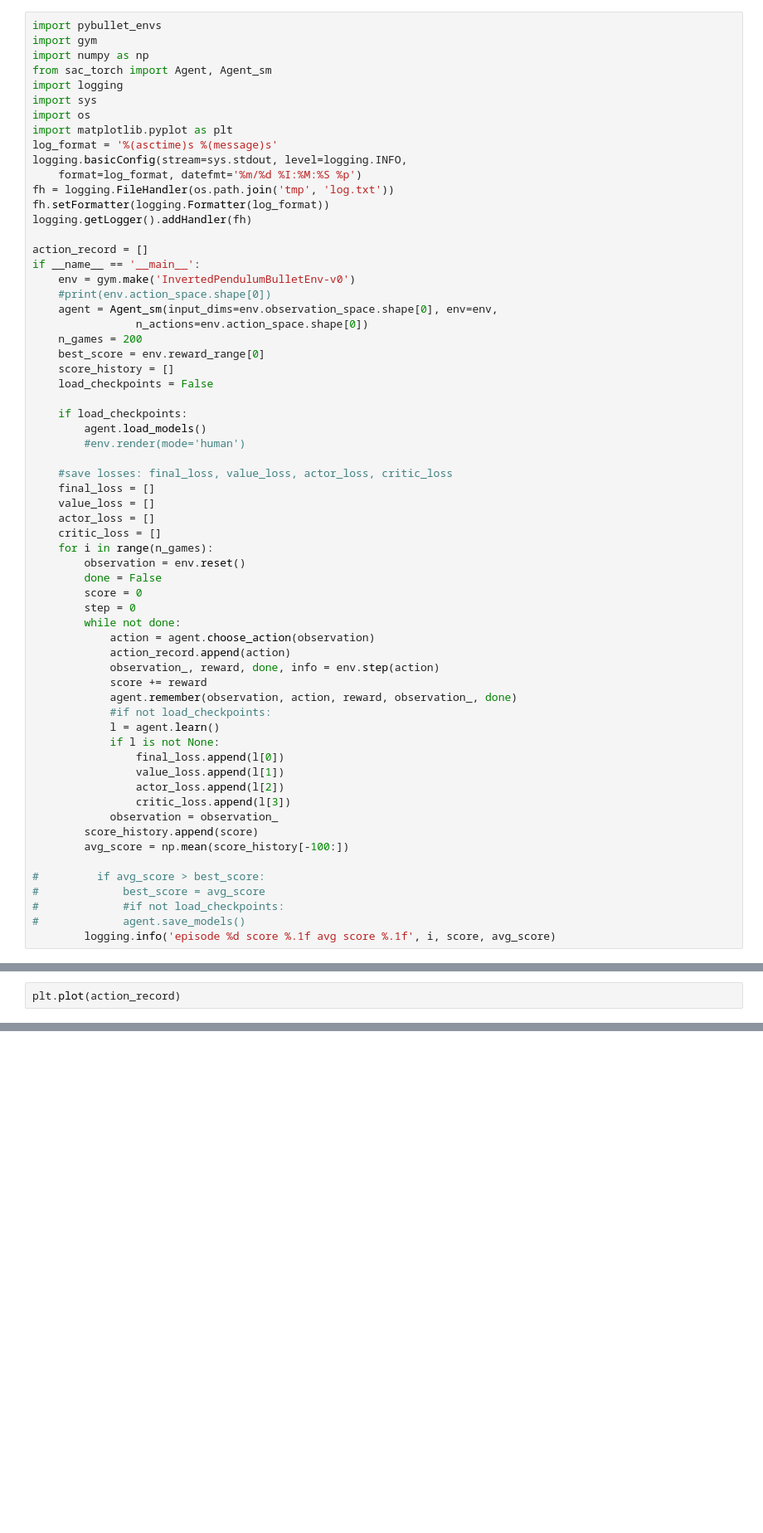
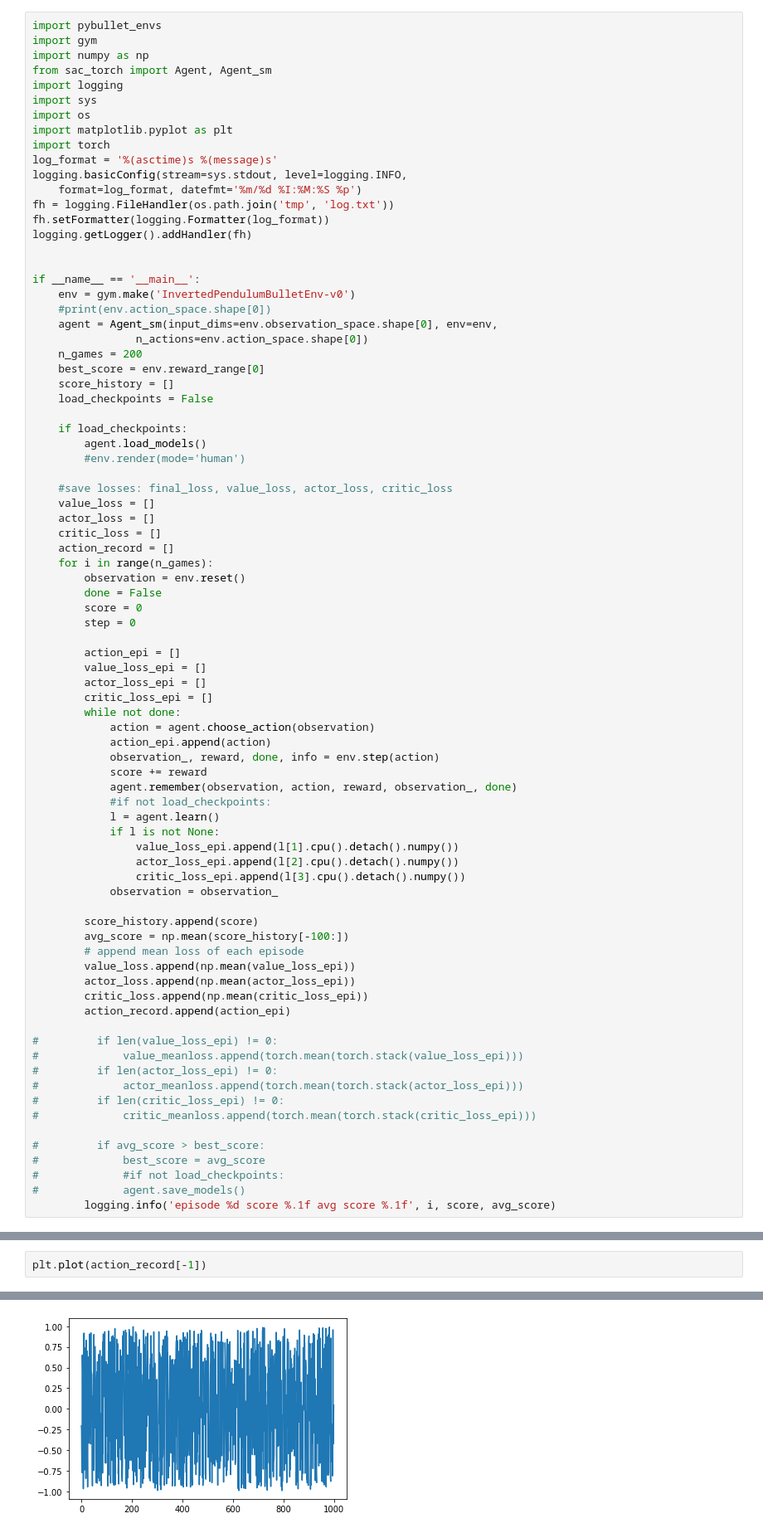
Before and after one commit to JimmyYourHonor/inverted-pendulum-sac, a Jupyter notebook: testings.ipynb, the cells around one changed output, grey strips where cells are left out. Shown at 83% size. Drawn from its saved outputs; the diff is of its cells as text; blank space fills up the shorter version.

```diff
--- a/testings.ipynb
+++ b/testings.ipynb
@@ -7,6 +7,7 @@ import logging
 import sys
 import os
 import matplotlib.pyplot as plt
+import torch
 log_format = '%(asctime)s %(message)s'
 logging.basicConfig(stream=sys.stdout, level=logging.INFO,
     format=log_format, datefmt='%m/%d %I:%M:%S %p')
@@ -14,7 +15,7 @@ fh = logging.FileHandler(os.path.join('tmp', 'log.txt'))
 fh.setFormatter(logging.Formatter(log_format))
 logging.getLogger().addHandler(fh)
 
-action_record = []
+
 if __name__ == '__main__':
     env = gym.make('InvertedPendulumBulletEnv-v0')
     #print(env.action_space.shape[0])
@@ -30,31 +31,48 @@ if __name__ == '__main__':
         #env.render(mode='human')
 
     #save losses: final_loss, value_loss, actor_loss, critic_loss
-    final_loss = []
     value_loss = []
     actor_loss = []
     critic_loss = []
+    action_record = []
     for i in range(n_games):
         observation = env.reset()
         done = False
         score = 0
         step = 0
+
+        action_epi = []
+        value_loss_epi = []
+        actor_loss_epi = []
+        critic_loss_epi = []
         while not done:
             action = agent.choose_action(observation)
-            action_record.append(action)
+            action_epi.append(action)
             observation_, reward, done, info = env.step(action)
             score += reward
             agent.remember(observation, action, reward, observation_, done)
             #if not load_checkpoints:
             l = agent.learn()
             if l is not None:
-                final_loss.append(l[0])
-                value_loss.append(l[1])
-                actor_loss.append(l[2])
-                critic_loss.append(l[3])
+                value_loss_epi.append(l[1].cpu().detach().numpy())
+                actor_loss_epi.append(l[2].cpu().detach().numpy())
+                critic_loss_epi.append(l[3].cpu().detach().numpy())
             observation = observation_
+
         score_history.append(score)
         avg_score = np.mean(score_history[-100:])
+        # append mean loss of each episode
+        value_loss.append(np.mean(value_loss_epi))
+        actor_loss.append(np.mean(actor_loss_epi))
+        critic_loss.append(np.mean(critic_loss_epi))
+        action_record.append(action_epi)
+
+#         if len(value_loss_epi) != 0:
+#             value_meanloss.append(torch.mean(torch.stack(value_loss_epi)))
+#         if len(actor_loss_epi) != 0:
+#             actor_meanloss.append(torch.mean(torch.stack(actor_loss_epi)))
+#         if len(critic_loss_epi) != 0:
+#             critic_meanloss.append(torch.mean(torch.stack(critic_loss_epi)))
 
 #         if avg_score > best_score:
 #             best_score = avg_score
@@ -89,2 +139,3 @@ plt.plot(critic_loss)
 # %%
-plt.plot(action_record)
+plt.plot(action_record[-1])
+# %% [output]
@@ -91,2 +143,3 @@ plt.plot(action_record)
+[figure, added]
 # %%
 #save losses: final_loss, value_loss, actor_loss, critic_loss
```
Also changed, not shown: parts of 12 cells of this notebook, 10 other files.
